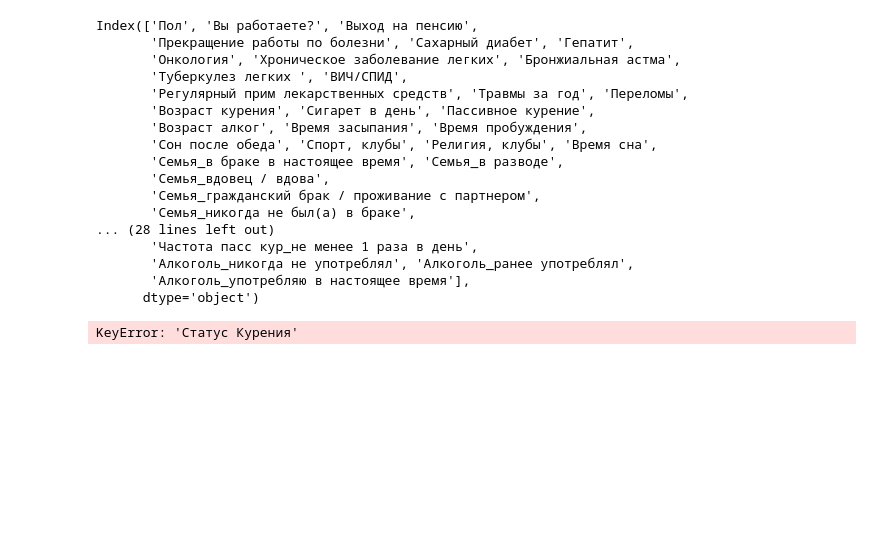
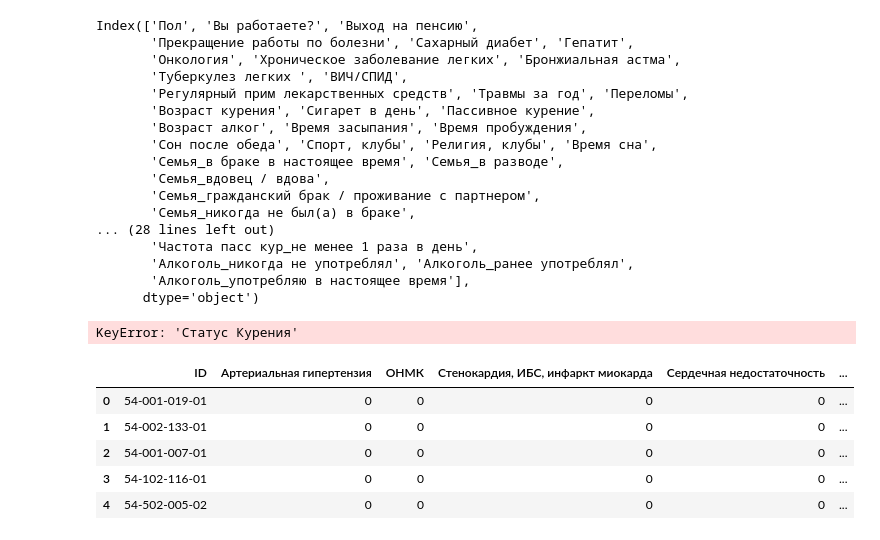
Before and after one commit to mic21053/AIchampionship, a Jupyter notebook: Championship2.ipynb, the cells around one changed output. Cells and saved outputs as stored; diff of their text form; code cells hidden in the pictures; blank space fills up the shorter version.

```diff
--- a/Championship2.ipynb
+++ b/Championship2.ipynb
@@ -794,3 +794,13 @@ Index(['Пол', 'Вы работаете?', 'Выход на пенсию',
 test_df['Статус Курения'].value_counts()
 # %% [output]
 KeyError: 'Статус Курения'
+# %%
+df = pd.read_csv('sample_solution.csv')
+df.head()
+# %% [output]
+|  | ID | Артериальная гипертензия | ОНМК | Стенокардия, ИБС, инфаркт миокарда | Сердечная недостаточность | ... |
+| 0 | 54-001-019-01 | 0 | 0 | 0 | 0 | ... |
+| 1 | 54-002-133-01 | 0 | 0 | 0 | 0 | ... |
+| 2 | 54-001-007-01 | 0 | 0 | 0 | 0 | ... |
+| 3 | 54-102-116-01 | 0 | 0 | 0 | 0 | ... |
+| 4 | 54-502-005-02 | 0 | 0 | 0 | 0 | ... |
```
Also changed, not shown: parts of 3 cells of this notebook, 3 other files.
